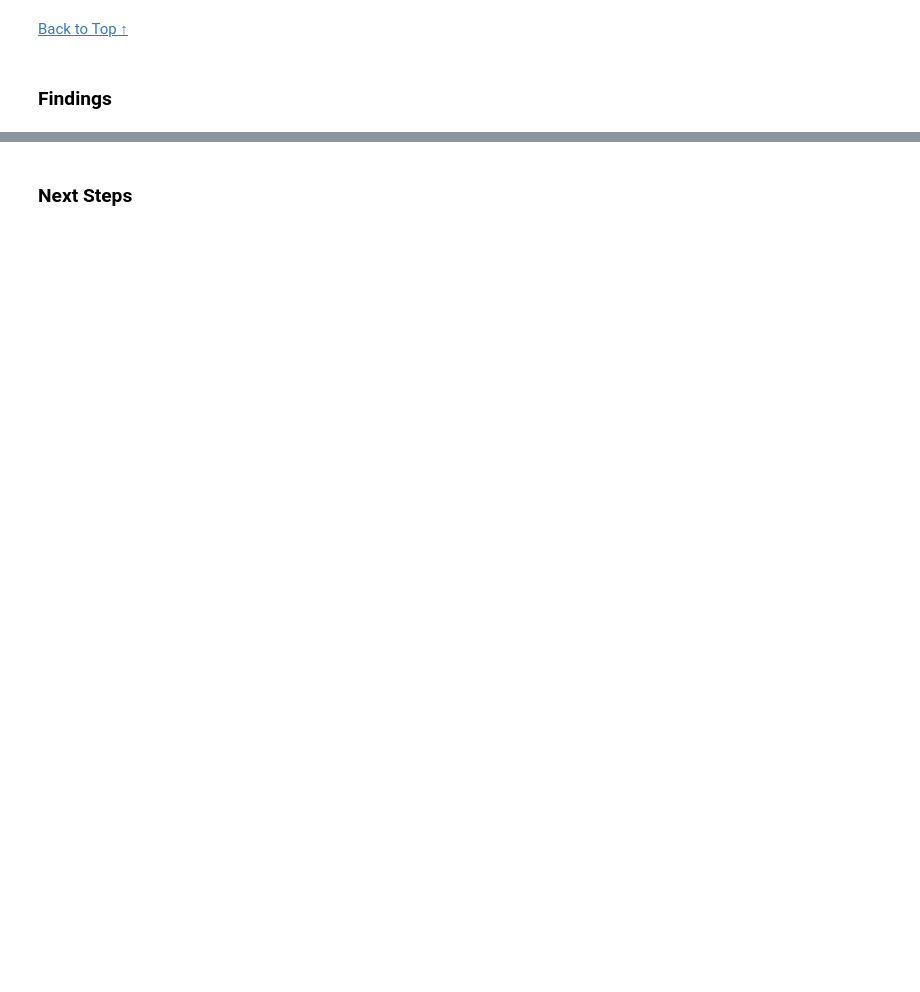
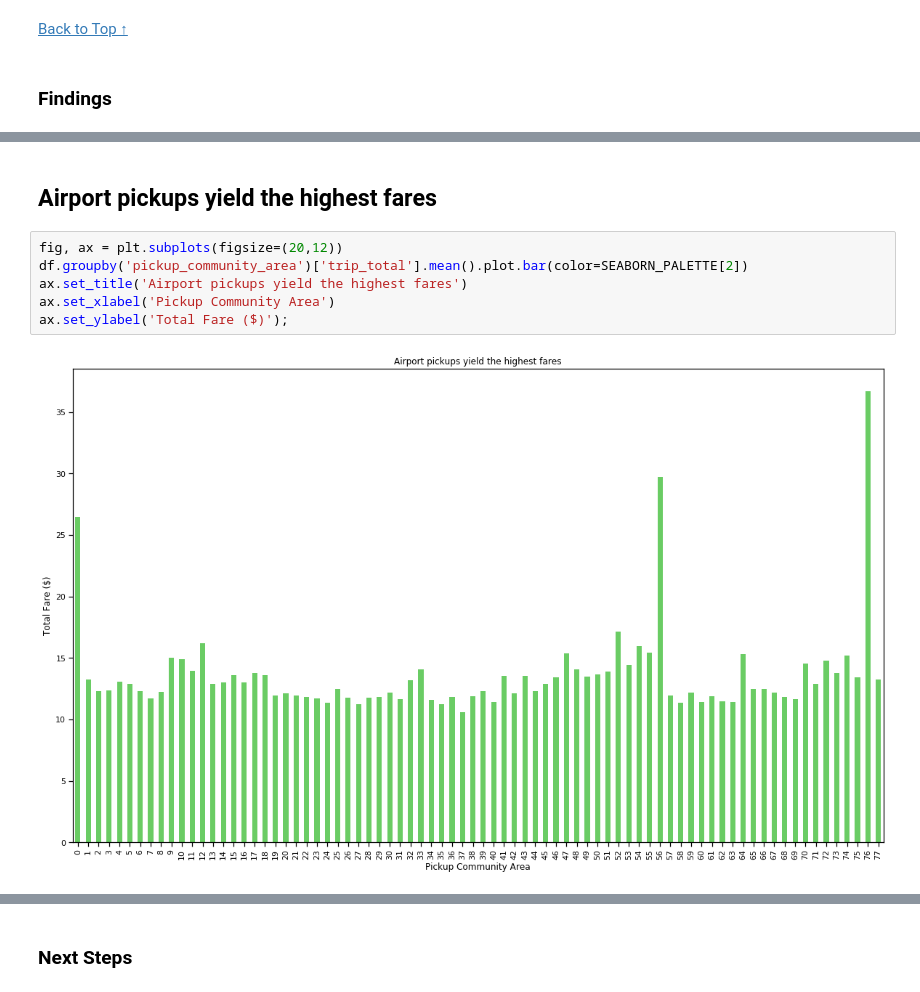
Before and after one commit to muoyo/chicago-ridesharing, a Jupyter notebook: notebooks/rideshare.ipynb, the cells around one changed output, grey strips where cells are left out. Saved outputs shown, nothing was run; the diff lists cells and outputs as text; blank space fills up the shorter version.

```diff
--- a/notebooks/rideshare.ipynb
+++ b/notebooks/rideshare.ipynb
@@ -198,0 +295,10 @@ ridge.coef_
+# %% [markdown]
+## Airport pickups yield the highest fares
+# %%
+fig, ax = plt.subplots(figsize=(20,12))
+df.groupby('pickup_community_area')['trip_total'].mean().plot.bar(color=SEABORN_PALETTE[2])
+ax.set_title('Airport pickups yield the highest fares')
+ax.set_xlabel('Pickup Community Area')
+ax.set_ylabel('Total Fare ($)');
+# %% [output]
+[figure, added]
```
Also changed, not shown: parts of 17 cells of this notebook, 1 other file.
